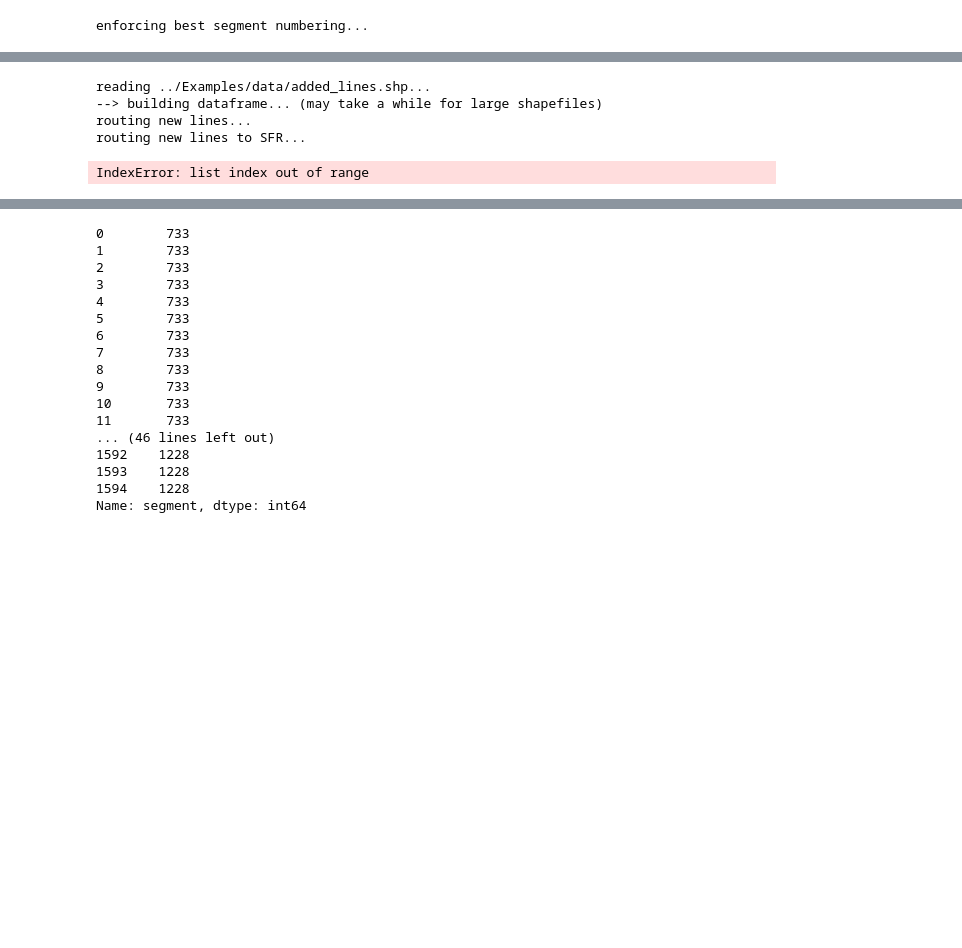
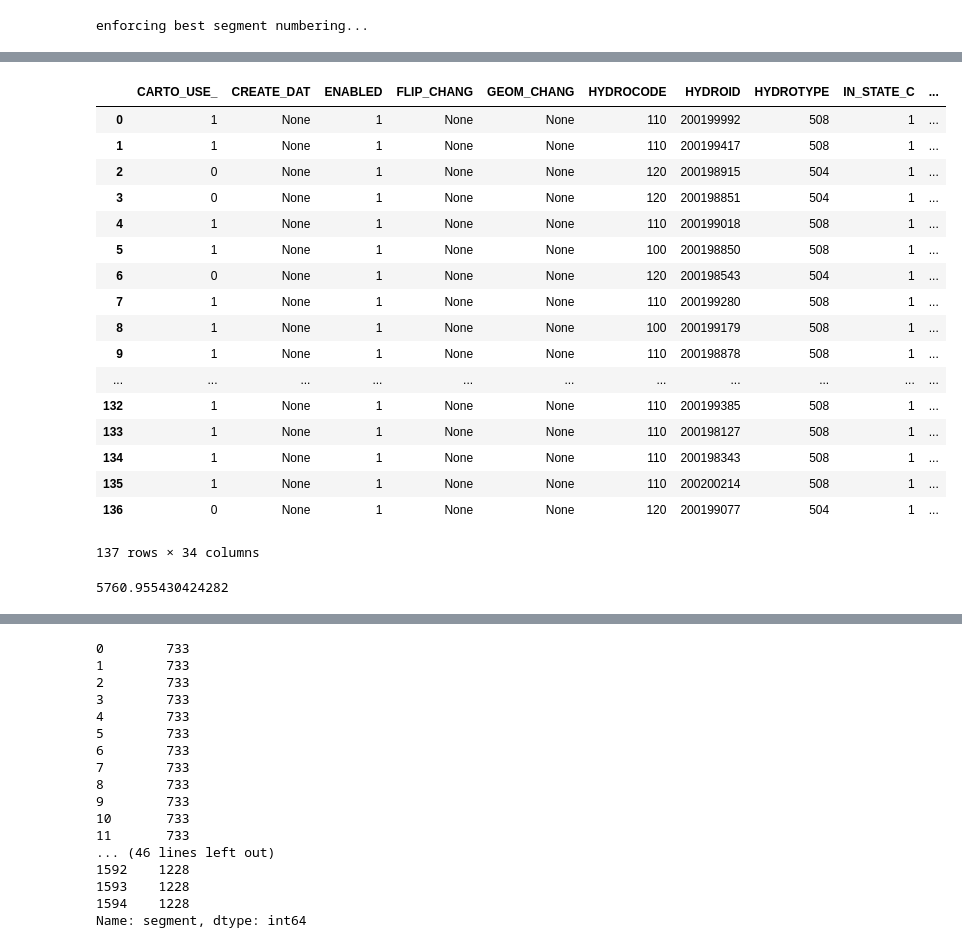
Before and after one commit to DOI-USGS/sfrmaker, a Jupyter notebook: Notebooks/addLines.ipynb, the cells around one changed output, grey strips where cells are left out. Cells and saved outputs as stored; diff of their text form; code cells hidden in the pictures; blank space fills up the shorter version.

```diff
--- a/Notebooks/addLines.ipynb
+++ b/Notebooks/addLines.ipynb
@@ -10,6 +10,8 @@ from preproc import renumber_segments
 # %%
 newlines = '../Examples/data/added_lines.shp'
-sfrlines = '../Examples/data/SFRlines.shp'
+sfrlines = '../Examples/data/SFRlines2.shp'
+grid = '../Examples/data/grid.shp'
+domain = '../Examples/data/domain.shp'
 #dem = 'D:/ATLData/BR/BadRiver/grid/dem/dem_utm_ft/w001001.adf'
 dem = '/Users/aleaf/Documents/BR/BadRiver/grid/dem/dem_utm_ft/w001001.adf'
 # %%
@@ -25 +27,7 @@ reading ../Examples/data/SFRlines.shp...
 --> building dataframe... (may take a while for large shapefiles)
+# %%
+trim_buffer=20
+lns = lines(newlines, mf_grid=grid, mf_grid_node_col='node', model_domain=domain)
+lns.get_end_elevs_from_dem(dem)
+lns.route_lines_by_proximity()
+#lns.route_lines_to_sfr(sfr, route2reach1=False)
@@ -231,18 +329,27 @@ class lines:
-# %%
-trim_buffer=20
-lns = lines(newlines)
-lns.get_end_elevs_from_dem(dem)
-lns.route_lines_by_proximity()
-lns.route_lines_to_sfr(sfr, route2reach1=False)
-outletlinegeoms = [g for g in lns.df.geometry[is_outlet]]
-diffs = [g.difference(Point(g.coords[-1]).buffer(trim_buffer)) for g in outletlinegeoms]
-newgeoms = [LineString(list(g.coords) + [sfr_start_cds[i]]) if g.length > 0 else
-            LineString([outletlinegeoms[i].coords[0], sfr_start_cds[i]]) for i, g in enumerate(diffs)]
-
-lns.df.loc[is_outlet, 'geometry'] = newgeoms
-# %% [output]
-reading ../Examples/data/added_lines.shp...
---> building dataframe... (may take a while for large shapefiles)
-routing new lines...
-routing new lines to SFR...
-IndexError: list index out of range
+# %%
+lns.df
+# %% [output]
+|  | CARTO_USE_ | CREATE_DAT | ENABLED | FLIP_CHANG | GEOM_CHANG | HYDROCODE | HYDROID | HYDROTYPE | IN_STATE_C | ... |
+| 0 | 1 | None | 1 | None | None | 110 | 200199992 | 508 | 1 | ... |
+| 1 | 1 | None | 1 | None | None | 110 | 200199417 | 508 | 1 | ... |
+| 2 | 0 | None | 1 | None | None | 120 | 200198915 | 504 | 1 | ... |
+| 3 | 0 | None | 1 | None | None | 120 | 200198851 | 504 | 1 | ... |
+| 4 | 1 | None | 1 | None | None | 110 | 200199018 | 508 | 1 | ... |
+| 5 | 1 | None | 1 | None | None | 100 | 200198850 | 508 | 1 | ... |
+| 6 | 0 | None | 1 | None | None | 120 | 200198543 | 504 | 1 | ... |
+| 7 | 1 | None | 1 | None | None | 110 | 200199280 | 508 | 1 | ... |
+| 8 | 1 | None | 1 | None | None | 100 | 200199179 | 508 | 1 | ... |
+| 9 | 1 | None | 1 | None | None | 110 | 200198878 | 508 | 1 | ... |
+| ... | ... | ... | ... | ... | ... | ... | ... | ... | ... | ... |
+| 132 | 1 | None | 1 | None | None | 110 | 200199385 | 508 | 1 | ... |
+| 133 | 1 | None | 1 | None | None | 110 | 200198127 | 508 | 1 | ... |
+| 134 | 1 | None | 1 | None | None | 110 | 200198343 | 508 | 1 | ... |
+| 135 | 1 | None | 1 | None | None | 110 | 200200214 | 508 | 1 | ... |
+| 136 | 0 | None | 1 | None | None | 120 | 200199077 | 504 | 1 | ... |
+137 rows × 34 columns
+# %%
+g = lns.df.ix[lns.df.segment == 163, 'geometry'].values[0]
+lns.df.ix[lns.df.segment == 163]
+Point(g.coords[-1]).distance(Point(sfr_start_cds[nearest_sfr[54]]))
+# %% [output]
+5760.955430424282
```
Also changed, not shown: parts of 24 cells of this notebook, 1 other file.
